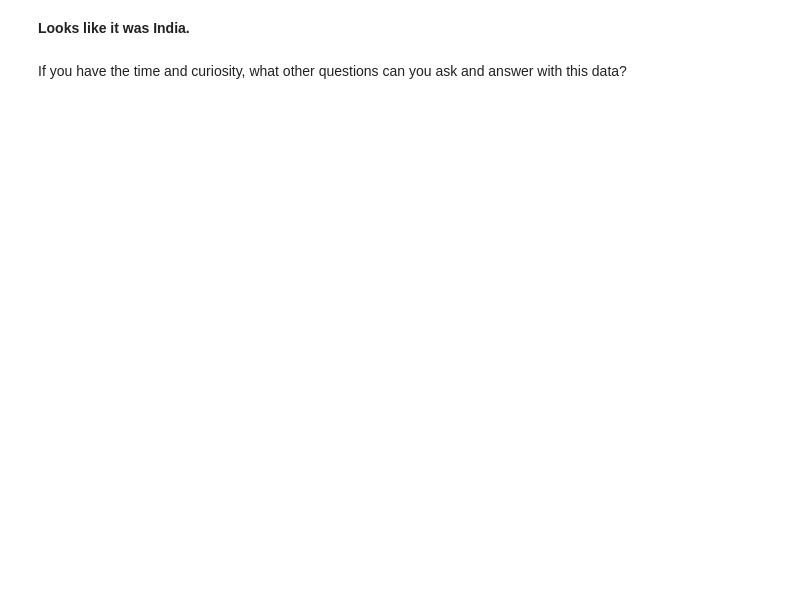
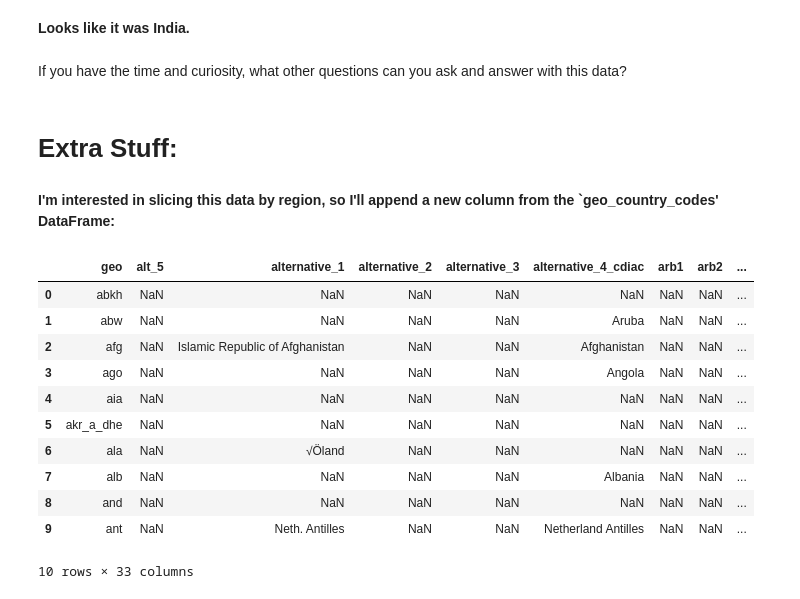
Before and after one commit to bloominstituteoftechnology/DS-Unit-1-Sprint-1-Dealing-With-Data, a Jupyter notebook: DS_Unit_1_Sprint_Challenge_2_Data_Wrangling.ipynb, the cells around one changed output. Cells and saved outputs as stored; diff of their text form; code cells hidden in the pictures; blank space fills up the shorter version.

Commit message:
added some extra analysis

```diff
--- a/DS_Unit_1_Sprint_Challenge_2_Data_Wrangling.ipynb
+++ b/DS_Unit_1_Sprint_Challenge_2_Data_Wrangling.ipynb
@@ -281,3 +293,22 @@ requested_pivot[requested_pivot['increase']==935282277]
 **Looks like it was India.**
 # %% [markdown]
 If you have the time and curiosity, what other questions can you ask and answer with this data?
+# %% [markdown]
+# Extra Stuff:
+# %% [markdown]
+**I'm interested in slicing this data by region, so I'll append a new column from the `geo_country_codes' DataFrame:**
+# %%
+geo_country_codes.head(10)
+# %% [output]
+|  | geo | alt_5 | alternative_1 | alternative_2 | alternative_3 | alternative_4_cdiac | arb1 | arb2 | ... |
+| 0 | abkh | NaN | NaN | NaN | NaN | NaN | NaN | NaN | ... |
+| 1 | abw | NaN | NaN | NaN | NaN | Aruba | NaN | NaN | ... |
+| 2 | afg | NaN | Islamic Republic of Afghanistan | NaN | NaN | Afghanistan | NaN | NaN | ... |
+| 3 | ago | NaN | NaN | NaN | NaN | Angola | NaN | NaN | ... |
+| 4 | aia | NaN | NaN | NaN | NaN | NaN | NaN | NaN | ... |
+| 5 | akr_a_dhe | NaN | NaN | NaN | NaN | NaN | NaN | NaN | ... |
+| 6 | ala | NaN | √Öland | NaN | NaN | NaN | NaN | NaN | ... |
+| 7 | alb | NaN | NaN | NaN | NaN | Albania | NaN | NaN | ... |
+| 8 | and | NaN | NaN | NaN | NaN | NaN | NaN | NaN | ... |
+| 9 | ant | NaN | Neth. Antilles | NaN | NaN | Netherland Antilles | NaN | NaN | ... |
+10 rows × 33 columns
```
Also changed, not shown: parts of 13 cells of this notebook.
